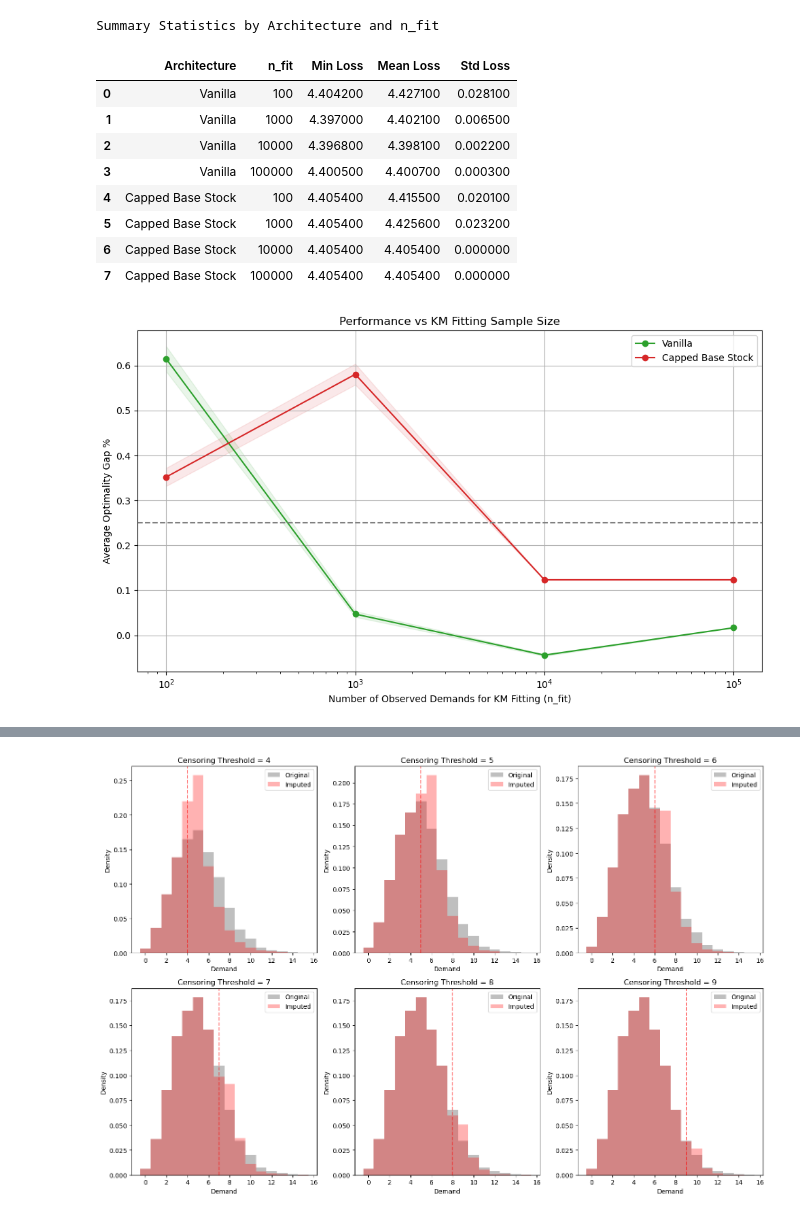
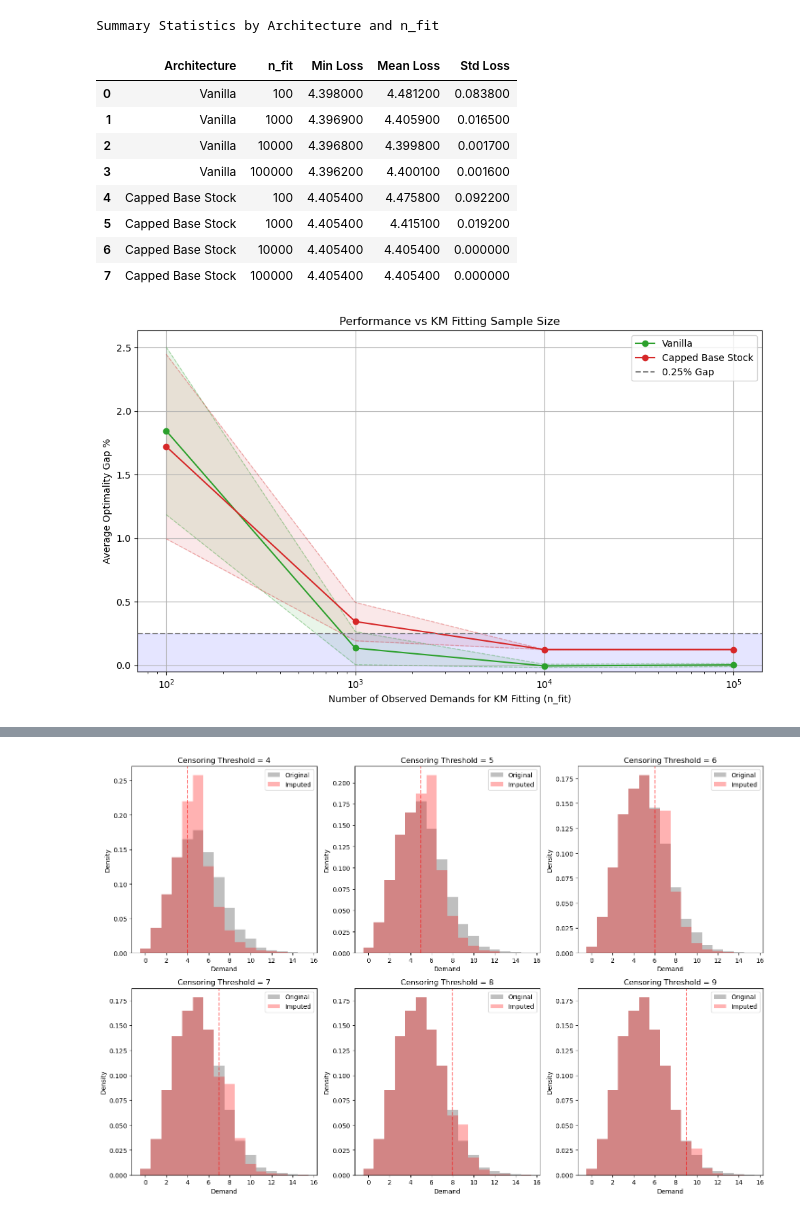
Before and after one commit to minuk302/Neural_inventory_control, a Jupyter notebook: analysis/ray_censored_demands_kaplanmeier.ipynb, the cells around one changed output, grey strips where cells are left out. Saved outputs shown, nothing was run; the diff lists cells and outputs as text; code cells hidden in the pictures.

```diff
--- a/analysis/ray_censored_demands_kaplanmeier.ipynb
+++ b/analysis/ray_censored_demands_kaplanmeier.ipynb
@@ -54,94 +57,109 @@ capped_base_stock_paths = {
 }
 
 optimal_loss = 4.40  # Using lead time 2 optimal loss
-
+samples = [1, 2, 3, 4, 5, 6, 7, 8, 9, 10, 11, 12, 13, 14, 15, 16, 17, 18, 19, 20, 21, 22, 23, 24, 25, 26, 27, 28, 29, 30, 31, 32]
 # For each architecture type
 for arch, paths in [("Vanilla", vanilla_paths), ("Capped Base Stock", capped_base_stock_paths)]:
-    performance_data = []
-    std_data = []
-
     # Get data for all n_fit values
     df = results_interpretor.make_table(paths,
         {'kaplanmeier_n_fit': n_fit_values,
          'store_lead_time': [2],
-         'samples': [1, 2, 3, 4],
+         'samples': samples,
          'censor_demands_for_train_and_dev': ['kaplanmeier']},
         default_condition_setter, custom_data_filler,
         sort_by=sort_by, pick_row_from_run_by=pick_row_from_run_by)
+
+    performance_data = []
+    low_gaps = []
+    high_gaps = []
 
     # Calculate average performance and std for each n_fit
     for n_fit in n_fit_values:
         # Get rows for this n_fit
         n_fit_rows = df[df['kaplanmeier_n_fit'] == n_fit]
 
-        # Calculate average test loss and std across samples
-        avg_performance = n_fit_rows['Test Loss'].mean()
-        std_performance = n_fit_rows['Test Loss'].std()
+        # Calculate average test loss and optimality gap
+        avg_test_loss = n_fit_rows['Test Loss'].mean()
+        avg_performance = ((avg_test_loss - optimal_loss) / optimal_loss) * 100
 
-        optimality_gap = ((avg_performance - optimal_loss) / optimal_loss) * 100
-        std_gap = std_performance  # Keep raw standard deviation without normalizing
+        # Calculate std of test losses and convert to optimality gap range
+        test_loss_std = n_fit_rows['Test Loss'].std() / np.sqrt(32)
+        low_gap = ((avg_test_loss - 1.96 * test_loss_std - optimal_loss) / optimal_loss) * 100
+        high_gap = ((avg_test_loss + 1.96 * test_loss_std - optimal_loss) / optimal_loss) * 100
 
-        performance_data.append(optimality_gap)
-        std_data.append(std_gap)
+        performance_data.append(avg_performance)
+        low_gaps.append(low_gap)
+        high_gaps.append(high_gap)
 
-    # Plot results with std shading
+    # Plot results
     ax.plot(n_fit_values, performance_data,
             marker='o', label=arch,
             color=color_scheme[arch],
             linestyle=linestyle_scheme[arch])
 
-    # Add shaded region for standard deviation
+    # Add shaded region using low_gap and high_gap arrays
+    # Add shaded region with edge lines
     ax.fill_between(n_fit_values,
-                   np.array(performance_data) - np.array(std_data),
-                   np.array(performance_data) + np.array(std_data),
+                   low_gaps,
+                   high_gaps,
                    color=color_scheme[arch], alpha=0.1)
+    # Add lines at edges of shaded region
+    ax.plot(n_fit_values, low_gaps,
+            color=color_scheme[arch], alpha=0.3,
+            linestyle='--', linewidth=1)
+    ax.plot(n_fit_values, high_gaps,
+            color=color_scheme[arch], alpha=0.3,
+            linestyle='--', linewidth=1)
+
+# Add green shading below 0.25% optimality gap
+ax.axhspan(-0.05, 0.25, color='blue', alpha=0.1)
+ax.axhline(y=0.25, color='gray', linestyle='--', alpha=1.0, label='0.25% Gap')
 
 ax.set_xscale('log')
 ax.set_xlabel('Number of Observed Demands for KM Fitting (n_fit)')
 ax.set_ylabel('Average Optimality Gap %')
 ax.set_title('Performance vs KM Fitting Sample Size')
+ax.set_ylim(-0.05, ax.get_ylim()[1])  # Set lower y limit to -0.05
 ax.grid(True)
 ax.legend()
 
 # Create summary statistics table
 summary_data = []
 for arch, paths in [("Vanilla", vanilla_paths), ("Capped Base Stock", capped_base_stock_paths)]:
     df = results_interpretor.make_table(paths,
         {'kaplanmeier_n_fit': n_fit_values,
          'store_lead_time': [2],
-         'samples': [1, 2, 3, 4],
+         'samples': samples,
          'censor_demands_for_train_and_dev': ['kaplanmeier']},
         default_condition_setter, custom_data_filler,
         sort_by=sort_by, pick_row_from_run_by=pick_row_from_run_by)
 
     for n_fit in n_fit_values:
         n_fit_rows = df[df['kaplanmeier_n_fit'] == n_fit]
-        stats = n_fit_rows['Test Loss'].agg(['min', 'mean', 'std']).round(4)
+        test_losses = n_fit_rows['Test Loss']
+        stats = test_losses.agg(['min', 'mean', 'std']).round(4)
         summary_data.append({
             'Architecture': arch,
             'n_fit': n_fit,
             'Min Loss': stats['min'],
             'Mean Loss': stats['mean'],
             'Std Loss': stats['std']
         })
 
 summary_df = pd.DataFrame(summary_data)
 display(summary_df.style.set_caption("Summary Statistics by Architecture and n_fit"))
 
-# Add 0.25% optimality gap reference line
-ax.axhline(y=0.25, color='gray', linestyle='--', alpha=1.0, label='0.25% Gap')
-
 plt.tight_layout()
 plt.show()
 # %% [output]
 Summary Statistics by Architecture and n_fit
 |  | Architecture | n_fit | Min Loss | Mean Loss | Std Loss |
-| 0 | Vanilla | 100 | 4.404200 | 4.427100 | 0.028100 |
-| 1 | Vanilla | 1000 | 4.397000 | 4.402100 | 0.006500 |
-| 2 | Vanilla | 10000 | 4.396800 | 4.398100 | 0.002200 |
-| 3 | Vanilla | 100000 | 4.400500 | 4.400700 | 0.000300 |
-| 4 | Capped Base Stock | 100 | 4.405400 | 4.415500 | 0.020100 |
-| 5 | Capped Base Stock | 1000 | 4.405400 | 4.425600 | 0.023200 |
+| 0 | Vanilla | 100 | 4.398000 | 4.481200 | 0.083800 |
+| 1 | Vanilla | 1000 | 4.396900 | 4.405900 | 0.016500 |
+| 2 | Vanilla | 10000 | 4.396800 | 4.399800 | 0.001700 |
+| 3 | Vanilla | 100000 | 4.396200 | 4.400100 | 0.001600 |
+| 4 | Capped Base Stock | 100 | 4.405400 | 4.475800 | 0.092200 |
+| 5 | Capped Base Stock | 1000 | 4.405400 | 4.415100 | 0.019200 |
 | 6 | Capped Base Stock | 10000 | 4.405400 | 4.405400 | 0.000000 |
 | 7 | Capped Base Stock | 100000 | 4.405400 | 4.405400 | 0.000000 |
-[figure, old version]
+[figure, new version]
```
Also changed, not shown: parts of 3 cells of this notebook, 27 other files.
